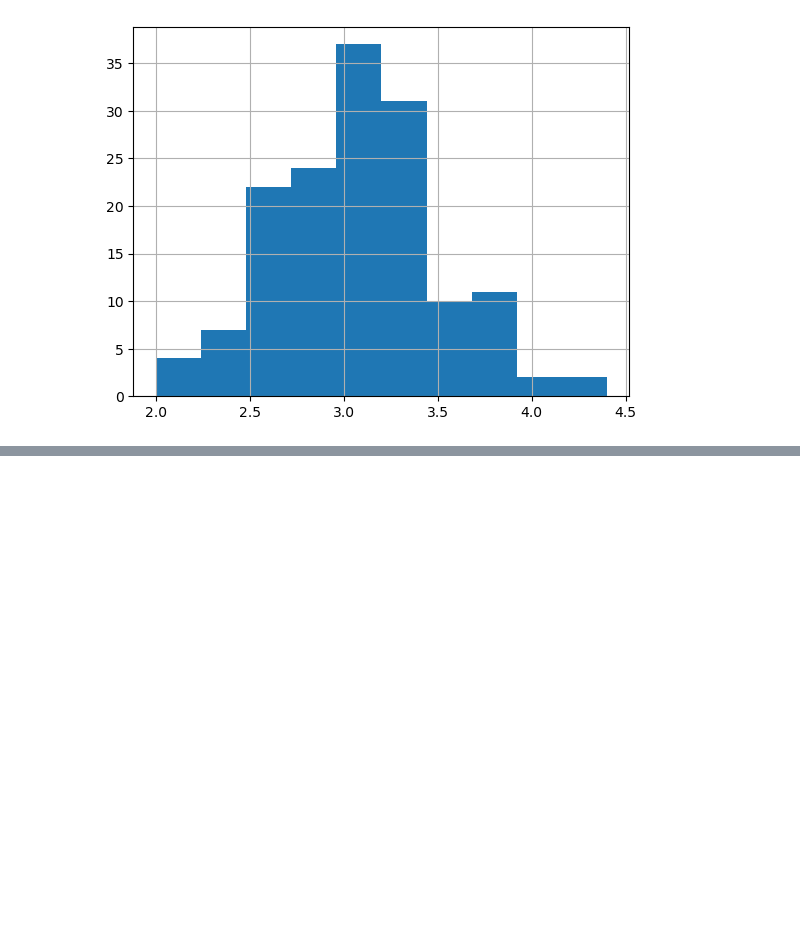
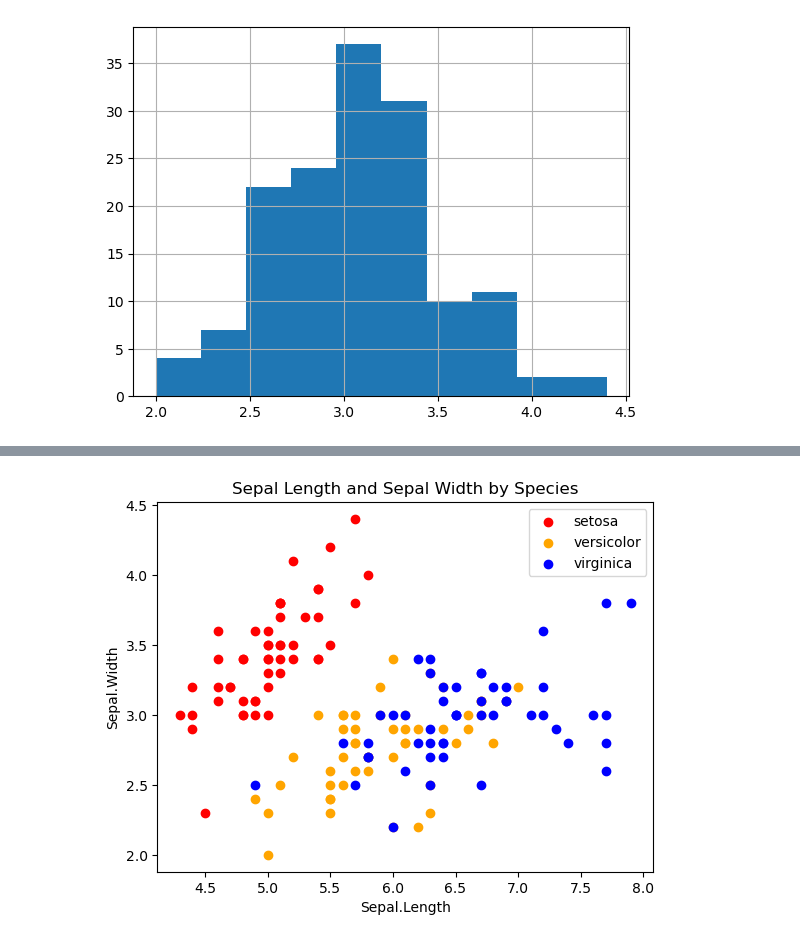
Before and after one commit to markdhareal/logistic-regression-models, a Jupyter notebook: notebooks/multiclass_logistic_regression.ipynb, the cells around one changed output, grey strips where cells are left out. Saved outputs shown, nothing was run; the diff lists cells and outputs as text; code cells hidden in the pictures; blank space fills up the shorter version.

```diff
--- a/notebooks/multiclass_logistic_regression.ipynb
+++ b/notebooks/multiclass_logistic_regression.ipynb
@@ -98,0 +117,18 @@ dataframe['Sepal.Width'].hist()
+# %%
+colors = ['red', 'orange', 'blue']
+species = ['setosa', 'versicolor', 'virginica']
+# %%
+def eda_by_species(title, x_axis, y_axis):
+    for i in range(3):
+        x = dataframe[dataframe['Species'] == species[i]]
+        plt.scatter(x[x_axis],x[y_axis], color=colors[i], label=species[i])
+
+    plt.title(title)
+    plt.xlabel(x_axis)
+    plt.ylabel(y_axis)
+    plt.legend()
+    plt.show()
+# %%
+eda_by_species('Sepal Length and Sepal Width by Species', 'Sepal.Length', 'Sepal.Width')
+# %% [output]
+[figure, added]
```
Also changed, not shown: parts of 6 cells of this notebook.
